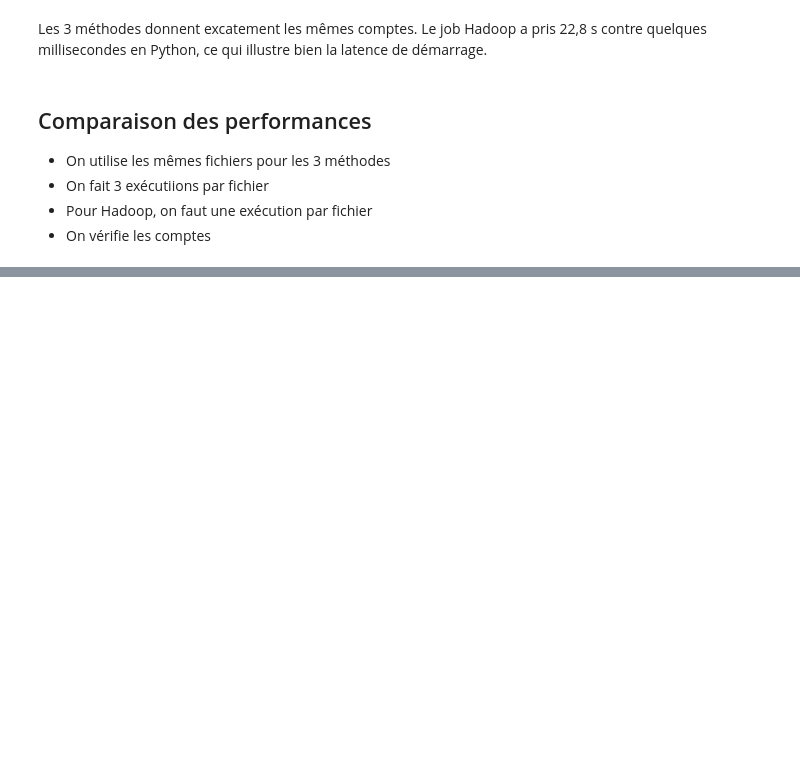
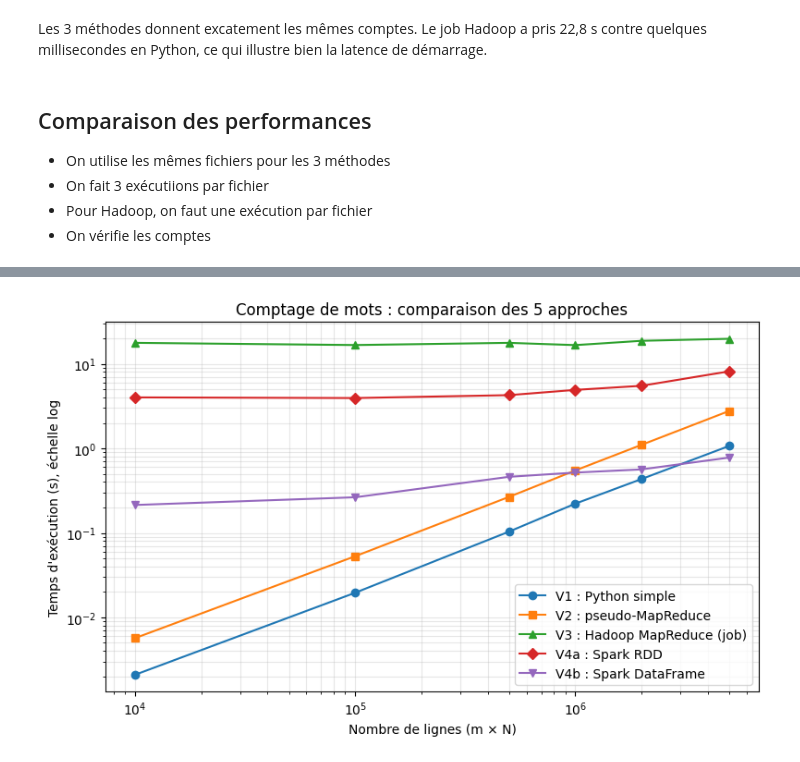
Before and after one commit to Nabbrh/comptage-mots-mapreduce, a Jupyter notebook: comptage_mots.ipynb, the cells around one changed output, grey strips where cells are left out. Drawn from its saved outputs; the diff is of its cells as text; code cells hidden in the pictures; blank space fills up the shorter version.

Commit message:
Add files via upload
Ajout de la version PySpark

```diff
--- a/comptage_mots.ipynb
+++ b/comptage_mots.ipynb
@@ -352,0 +439,20 @@ m=100 : V1 pic =    61.1 Mo   |   V2 pic =   119.2 Mo
+# %%
+# Benchmark Spark
+
+import statistics, time
+import pandas as pd
+
+def chrono(fonction, fichier, repetitions=3):
+    temps = []
+    for _ in range(repetitions):
+        t0 = time.perf_counter()
+        fonction(fichier)
+        temps.append(time.perf_counter() - t0)
+    return statistics.median(temps)
+
+resultats = pd.read_csv("resultats_benchmark.csv")
+resultats["V4a Spark RDD (s)"] = [round(chrono(compter_spark_rdd, fichiers[m]), 3) for m in resultats["m"]]
+resultats["V4b Spark DF (s)"]  = [round(chrono(compter_spark_df,  fichiers[m]), 3) for m in resultats["m"]]
+resultats["partitions Spark"]  = [sc.textFile(uri(fichiers[m])).getNumPartitions() for m in resultats["m"]]
+resultats.to_csv("resultats_benchmark.csv", index=False)
+resultats
@@ -352,0 +467,23 @@ m=100 : V1 pic =    61.1 Mo   |   V2 pic =   119.2 Mo
+# %%
+# Graphique
+
+import matplotlib.pyplot as plt
+
+fig, ax = plt.subplots(figsize=(8, 5))
+for col, style, nom in [("V1 Python (s)", "o-", "V1 : Python simple"),
+                        ("V2 pseudo-MR (s)", "s-", "V2 : pseudo-MapReduce"),
+                        ("V3 Hadoop job (s)", "^-", "V3 : Hadoop MapReduce (job)"),
+                        ("V4a Spark RDD (s)", "D-", "V4a : Spark RDD"),
+                        ("V4b Spark DF (s)", "v-", "V4b : Spark DataFrame")]:
+    ax.plot(resultats["lignes"], resultats[col], style, label=nom)
+ax.set_xscale("log"); ax.set_yscale("log")
+ax.set_xlabel("Nombre de lignes (m × N)")
+ax.set_ylabel("Temps d'exécution (s), échelle log")
+ax.set_title("Comptage de mots : comparaison des 5 approches")
+ax.grid(True, which="both", alpha=0.3)
+ax.legend()
+plt.tight_layout()
+plt.savefig("comparaison_temps.png", dpi=150)
+plt.show()
+# %% [output]
+[figure, added]
```
Also changed, not shown: parts of 18 cells of this notebook, 3 other files.
